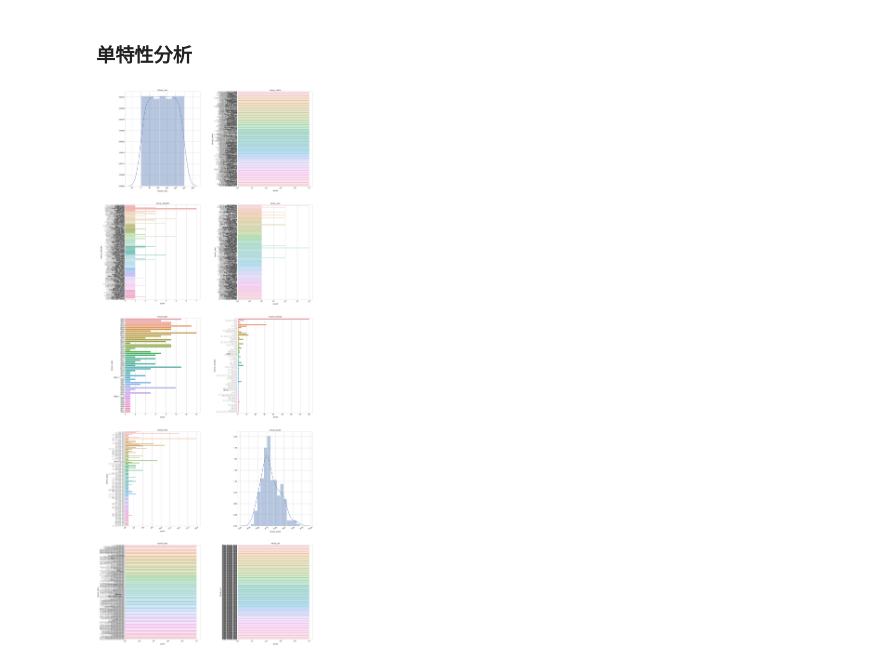
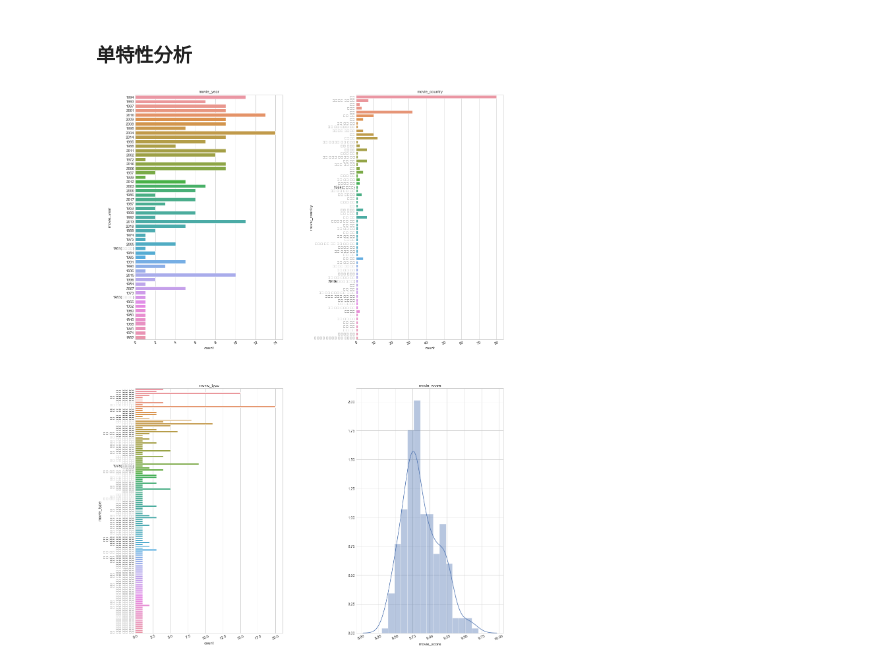
Before and after one commit to clayll/zhizuobiao_python, a Jupyter notebook: 练习/day20/douban250.ipynb, the cells around one changed output. Saved outputs shown, nothing was run; the diff lists cells and outputs as text; code cells hidden in the pictures.

```diff
--- a/练习/day20/douban250.ipynb
+++ b/练习/day20/douban250.ipynb
@@ -60,6 +63,6 @@ def plot_distribution(dataset, cols=3, width=20, height=15, hspace=0.2, wspace=0
             g = sns.distplot(dataset[column])
             mp.xticks(rotation=25)
 # %%
-plot_distribution(dataset=df_data,height=60,cols=2)
+plot_distribution(dataset=df_data.loc[:,['movie_year','movie_country','movie_type','movie_score']],height=30,cols=2)
 # %% [output]
-[figure, old version]
+[figure, new version]
```
Also changed, not shown: parts of 11 cells of this notebook, 3 other files.
